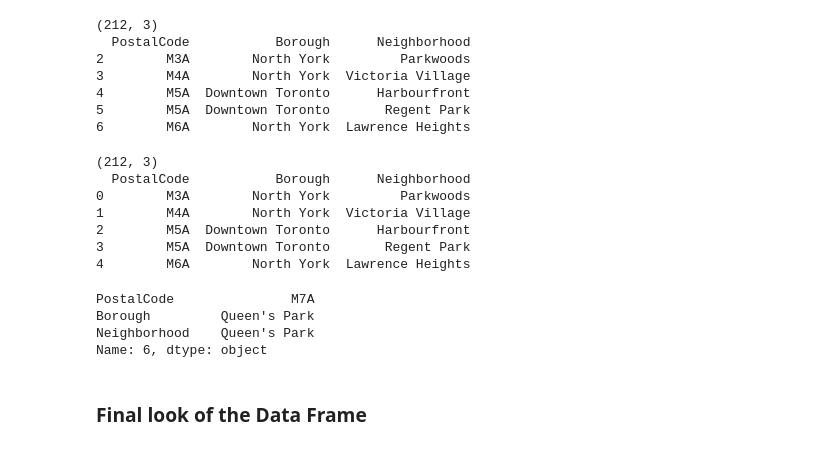
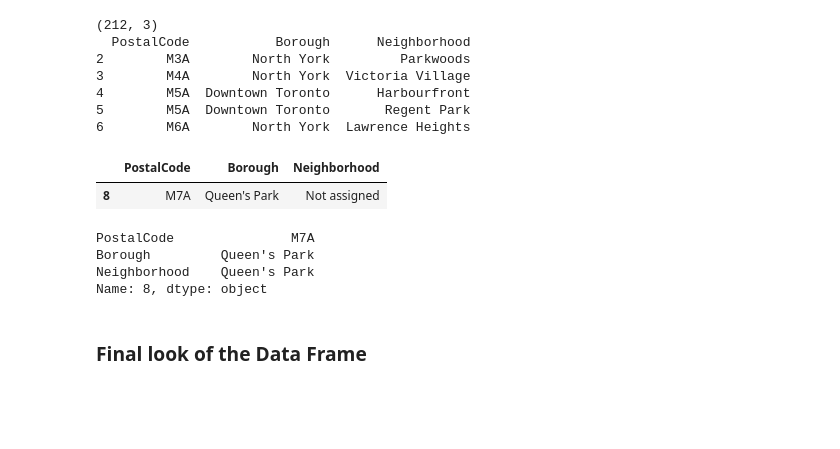
Before and after one commit to Ryedla/Clustering-the-Toronto-City, a Jupyter notebook: Getting Data Form The Web.ipynb, the cells around one changed output. Saved outputs shown, nothing was run; the diff lists cells and outputs as text; code cells hidden in the pictures; blank space fills up the shorter version.

Commit message:
Indexing Changes

```diff
--- a/Getting Data Form The Web.ipynb
+++ b/Getting Data Form The Web.ipynb
@@ -95,30 +95,23 @@ print(Toronto.head())
 4        M5A  Downtown Toronto      Harbourfront
 5        M5A  Downtown Toronto       Regent Park
 6        M6A        North York  Lawrence Heights
-# %%
-#Reseting the index
-Toronto = Toronto.reset_index(drop = True)
-print(Toronto.shape)
-print(Toronto.head())
-# %% [output]
-(212, 3)
-  PostalCode           Borough      Neighborhood
-0        M3A        North York         Parkwoods
-1        M4A        North York  Victoria Village
-2        M5A  Downtown Toronto      Harbourfront
-3        M5A  Downtown Toronto       Regent Park
-4        M6A        North York  Lawrence Heights
+# %%
+#Checking for the Not assigned Neighborhood
+Toronto.loc[Toronto.Neighborhood == 'Not assigned']
+# %% [output]
+|  | PostalCode | Borough | Neighborhood |
+| 8 | M7A | Queen's Park | Not assigned |
 # %%
 #Making the Not Assigned Neighborhood, same as the value of Borough
 Toronto.loc[Toronto.Neighborhood == 'Not assigned','Neighborhood'] = Toronto.loc[Toronto.Neighborhood == 'Not assigned','Borough']
 # %%
 #Checking for the not assigned row
-Toronto.loc[6]
+Toronto.loc[8]
 # %% [output]
 PostalCode               M7A
 Borough         Queen's Park
 Neighborhood    Queen's Park
-Name: 6, dtype: object
+Name: 8, dtype: object
 # %%
 Toronto = Toronto.groupby('PostalCode').agg({'Borough':'first','Neighborhood':', '.join}).reset_index()
 # %% [markdown]
```
